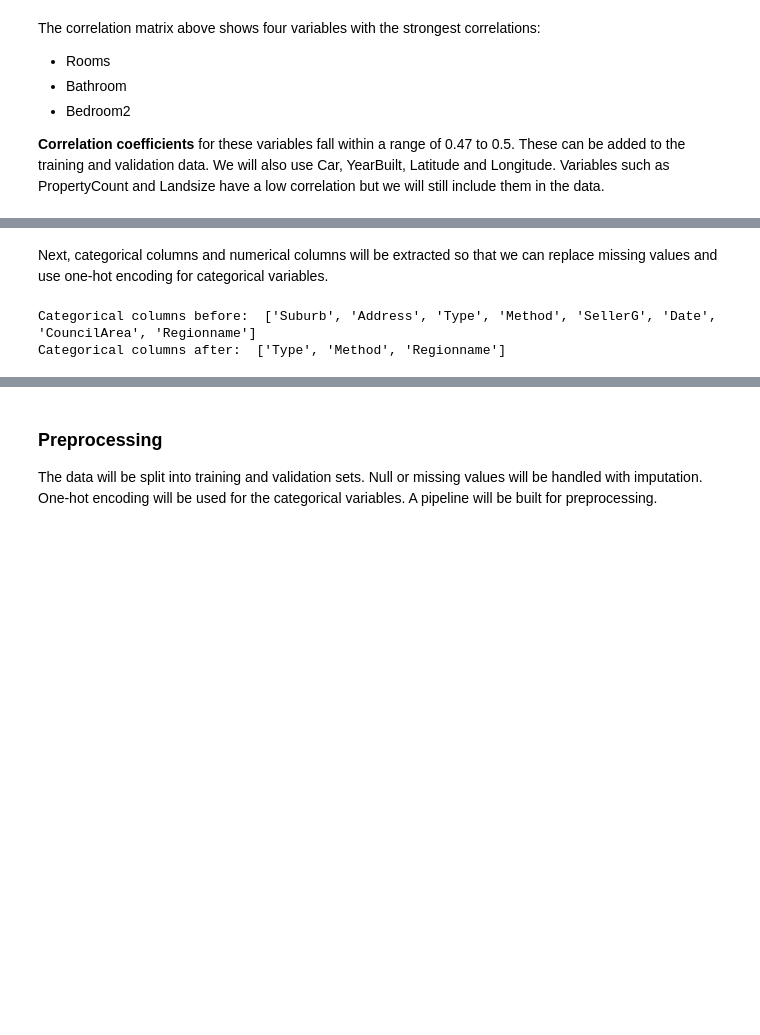
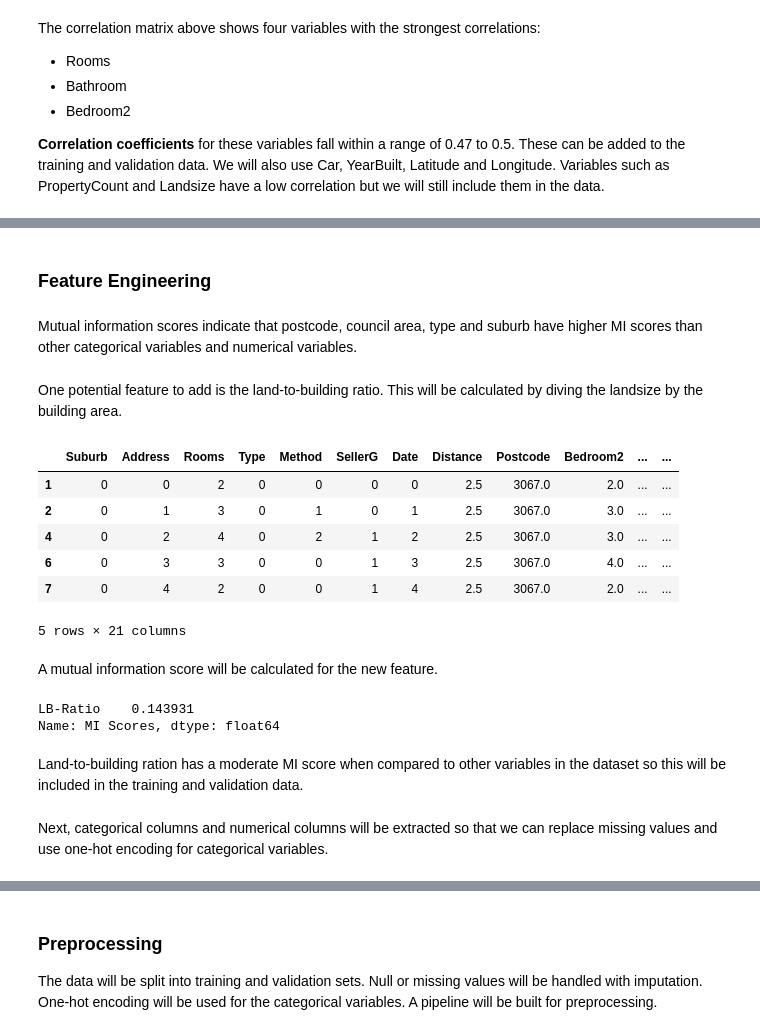
Before and after one commit to zerrynlh/Melbounrne-AUD-Housing-Market, a Jupyter notebook: notebook/Melb.ipynb, the cells around one changed output, grey strips where cells are left out. Cells and saved outputs as stored; diff of their text form; code cells hidden in the pictures; blank space fills up the shorter version.

```diff
--- a/notebook/Melb.ipynb
+++ b/notebook/Melb.ipynb
@@ -114,18 +148,35 @@ The correlation matrix above shows four variables with the strongest correlation
+# %% [markdown]
+### Feature Engineering
+# %% [markdown]
+Mutual information scores indicate that postcode, council area, type and suburb have higher MI scores than other categorical variables and numerical variables.
+# %% [markdown]
+One potential feature to add is the land-to-building ratio. This will be calculated by diving the landsize by the building area.
+# %%
+# Inserts 0 into LB-Ratio if building area is 0
+x_fact['LB-Ratio'] = np.where(x_fact['BuildingArea'] == 0, 0, x_fact['Landsize'] / x_fact['BuildingArea'])
+x_fact.head()
+# %% [output]
+|  | Suburb | Address | Rooms | Type | Method | SellerG | Date | Distance | Postcode | Bedroom2 | ... | ... |
+| 1 | 0 | 0 | 2 | 0 | 0 | 0 | 0 | 2.5 | 3067.0 | 2.0 | ... | ... |
+| 2 | 0 | 1 | 3 | 0 | 1 | 0 | 1 | 2.5 | 3067.0 | 3.0 | ... | ... |
+| 4 | 0 | 2 | 4 | 0 | 2 | 1 | 2 | 2.5 | 3067.0 | 3.0 | ... | ... |
+| 6 | 0 | 3 | 3 | 0 | 0 | 1 | 3 | 2.5 | 3067.0 | 4.0 | ... | ... |
+| 7 | 0 | 4 | 2 | 0 | 0 | 1 | 4 | 2.5 | 3067.0 | 2.0 | ... | ... |
+5 rows × 21 columns
+# %% [markdown]
+A mutual information score will be calculated for the new feature.
+# %%
+lbr_mi = get_mi(x_fact[['LB-Ratio']], y_fact)
+lbr_mi
+# %% [output]
+LB-Ratio    0.143931
+Name: MI Scores, dtype: float64
+# %% [markdown]
+Land-to-building ration has a moderate MI score when compared to other variables in the dataset so this will be included in the training and validation data.
 # %% [markdown]
 Next, categorical columns and numerical columns will be extracted so that we can replace missing values and use one-hot encoding for categorical variables.
 # %%
 # Extract numerical and categorical columns
-num_melb_feats = [col for col in x.columns if x[col].dtype != 'object']
-cat_melb_feats = [col for col in x.columns if x[col].dtype == 'object']
-
-print("Categorical columns before: ", cat_melb_feats)
-
-# Columns to drop for one hot encoding if the number of unique values is greater than 10 and type is object
-cat_to_drop = [val for val in x.columns if len(x[val].unique()) > 10 and x[val].dtype == 'object']
-cat_melb_feats = list(set(cat_melb_feats) - set(cat_to_drop))
-
-print("Categorical columns after: ", cat_melb_feats)
+num_melb_feats = [col for col in x_fact.columns if x_fact[col].dtype != 'object']
+cat_melb_feats = ['CouncilArea', 'Type', 'Suburb', 'YearBuilt']
-# %% [output]
-Categorical columns before:  ['Suburb', 'Address', 'Type', 'Method', 'SellerG', 'Date', 'CouncilArea', 'Regionname']
-Categorical columns after:  ['Type', 'Method', 'Regionname']
 # %% [markdown]
```
Also changed, not shown: parts of 26 cells of this notebook.
